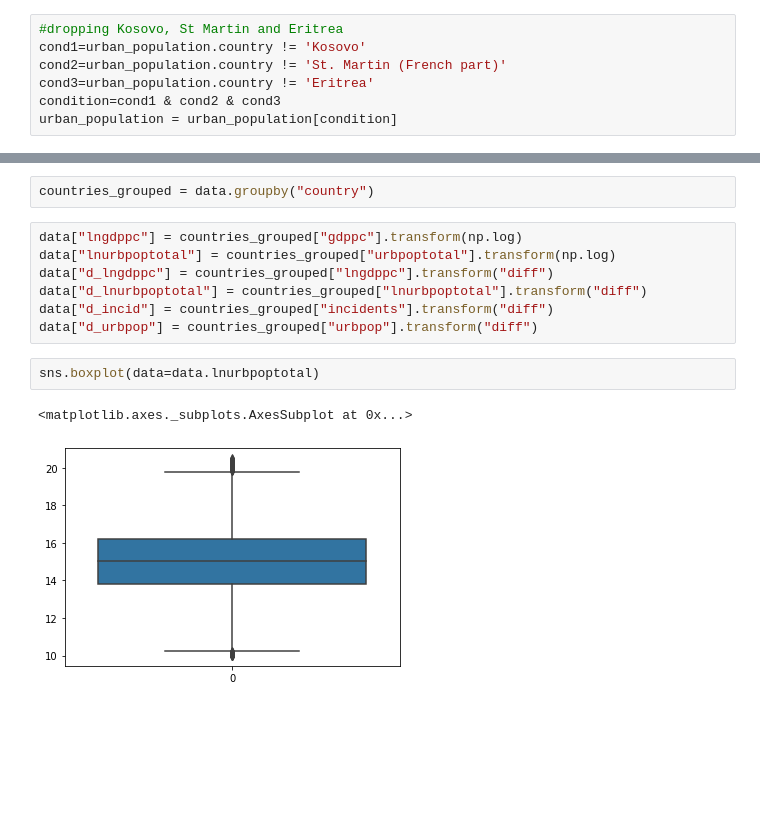
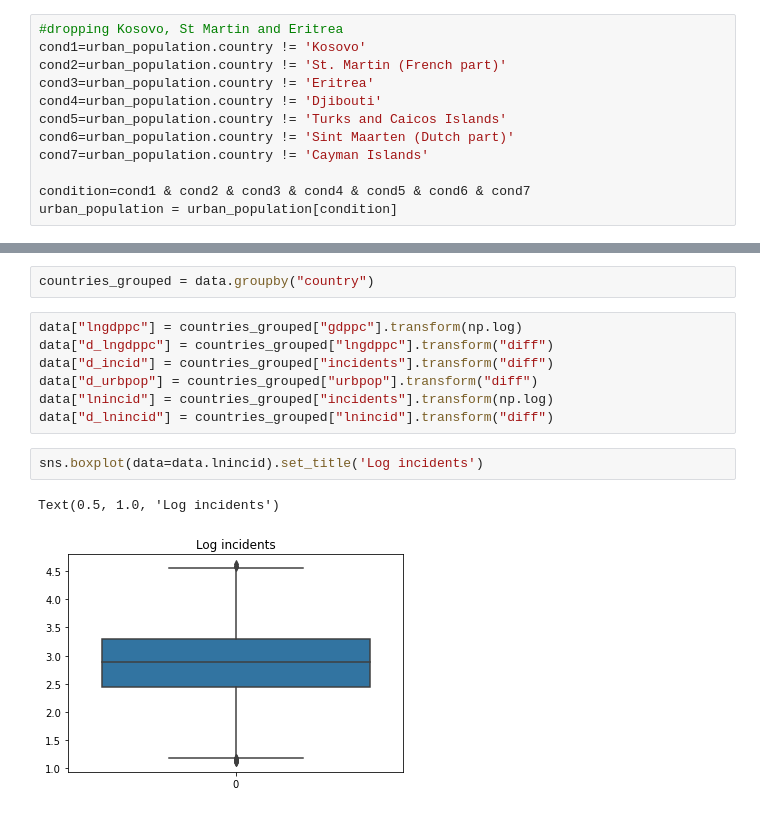
Before and after one commit to Swdenis/roadIncidents, a Jupyter notebook: Project_code.ipynb, the cells around one changed output, grey strips where cells are left out. Cells and saved outputs as stored; diff of their text form; blank space fills up the shorter version.

```diff
--- a/Project_code.ipynb
+++ b/Project_code.ipynb
@@ -176,7 +180,12 @@ urban_population.groupby('country').agg(lambda x: x.isnull().sum()).sort_values(
 cond1=urban_population.country != 'Kosovo'
 cond2=urban_population.country != 'St. Martin (French part)'
 cond3=urban_population.country != 'Eritrea'
-condition=cond1 & cond2 & cond3
+cond4=urban_population.country != 'Djibouti'
+cond5=urban_population.country != 'Turks and Caicos Islands'
+cond6=urban_population.country != 'Sint Maarten (Dutch part)'
+cond7=urban_population.country != 'Cayman Islands'
+
+condition=cond1 & cond2 & cond3 & cond4 & cond5 & cond6 & cond7
 urban_population = urban_population[condition]
 # %%
 urban_population=urban_population.dropna(axis=0,thresh=6)
@@ -334,16 +351,16 @@ data.year=data.year.astype("category")
 countries_grouped = data.groupby("country")
 # %%
 data["lngdppc"] = countries_grouped["gdppc"].transform(np.log)
-data["lnurbpoptotal"] = countries_grouped["urbpoptotal"].transform(np.log)
 data["d_lngdppc"] = countries_grouped["lngdppc"].transform("diff")
-data["d_lnurbpoptotal"] = countries_grouped["lnurbpoptotal"].transform("diff")
 data["d_incid"] = countries_grouped["incidents"].transform("diff")
 data["d_urbpop"] = countries_grouped["urbpop"].transform("diff")
+data["lnincid"] = countries_grouped["incidents"].transform(np.log)
+data["d_lnincid"] = countries_grouped["lnincid"].transform("diff")
 # %%
-sns.boxplot(data=data.lnurbpoptotal)
+sns.boxplot(data=data.lnincid).set_title('Log incidents')
 # %% [output]
-<matplotlib.axes._subplots.AxesSubplot at 0x...>
+Text(0.5, 1.0, 'Log incidents')
-[figure, old version]
+[figure, new version]
 # %%
 data.head()
 # %% [output]
```
Also changed, not shown: parts of 26 cells of this notebook.
